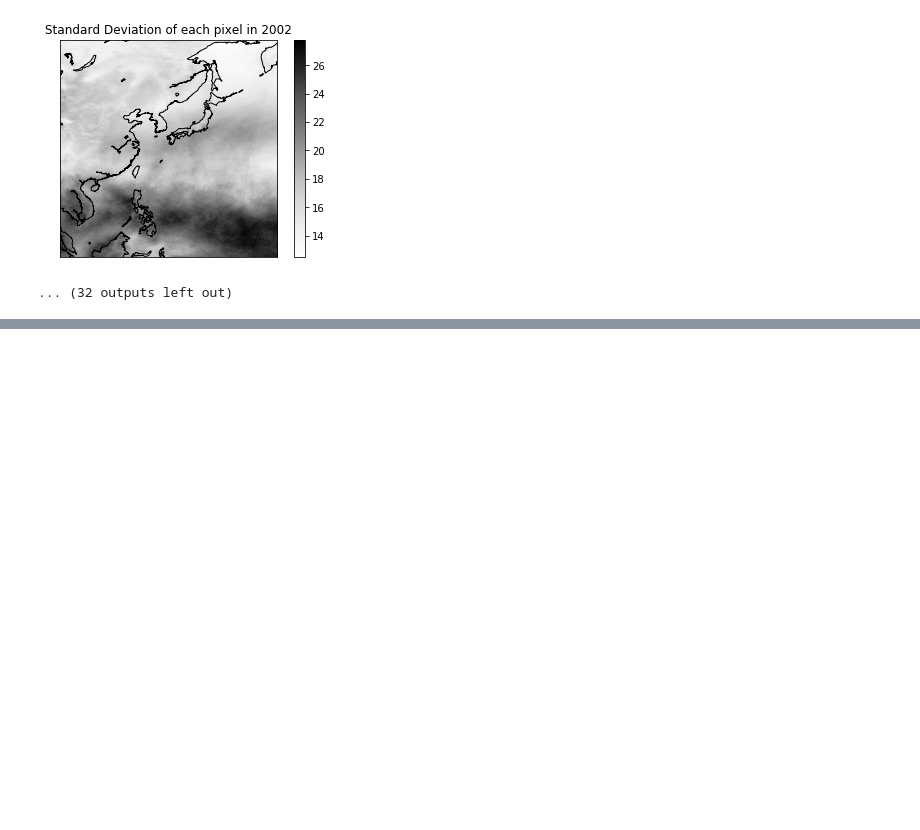
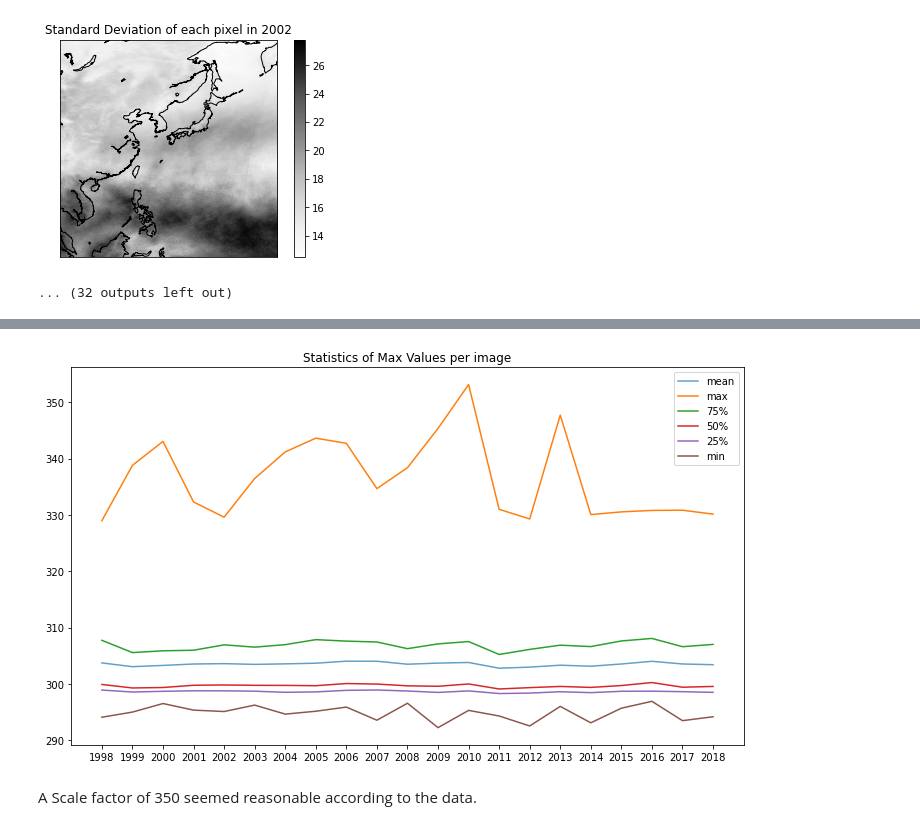
Before and after one commit to tingsyo/course_2021Q1_ML_for_Atmospheric_Sciences, a Jupyter notebook: notebook/02_noaagridsatb1_basic_statistics.ipynb, the cells around one changed output, grey strips where cells are left out. Saved outputs shown, nothing was run; the diff lists cells and outputs as text; code cells hidden in the pictures; blank space fills up the shorter version.

Commit message:
- Updated notebook/00_weather_events.ipynb - Updated notebook/02_noaagridsatb1_basic_statistics.ipynb - Added utils/preproc_noaagridsatb1.py

```diff
--- a/notebook/02_noaagridsatb1_basic_statistics.ipynb
+++ b/notebook/02_noaagridsatb1_basic_statistics.ipynb
@@ -372,0 +377,22 @@ The dedent function was deprecated in Matplotlib 3.1 and will be removed in 3.3.
+# %%
+import os
+import numpy as np
+import pandas as pd
+
+DATAPATH = "D:/worksapce/noaa/stats_by_image/"
+flist = os.listdir(DATAPATH)
+print(len(flist))
+
+# By image
+stats_by_image = pd.read_csv(os.path.join(DATAPATH, flist[0]))
+print(stats_by_image.columns)
+max_summary = stats_by_image['max'].describe()
+
+for f in flist[1:]:
+    print(f)
+    tmp = pd.read_csv(os.path.join(DATAPATH, f), encoding='utf-8')
+    max_summary = pd.concat([max_summary, tmp['max'].describe()], axis=1, ignore_index=True)
+
+max_summary = max_summary.T
+max_summary.index=[f[5:9] for f in flist]
+print(max_summary)
@@ -372,0 +417,19 @@ The dedent function was deprecated in Matplotlib 3.1 and will be removed in 3.3.
+# %%
+%matplotlib inline
+import matplotlib.pyplot as plt
+
+plt.figure(figsize=(10,6))
+plt.plot(max_summary['mean'], alpha=0.7, label='mean')
+plt.plot(max_summary['max'], label='max')
+plt.plot(max_summary['75%'], label='75%')
+plt.plot(max_summary['50%'], label='50%')
+plt.plot(max_summary['25%'], label='25%')
+plt.plot(max_summary['min'], label='min')
+plt.title('Statistics of Max Values per image')
+plt.legend()
+plt.tight_layout()
+plt.show()
+# %% [output]
+[figure, added]
+# %% [markdown]
+A Scale factor of 350 seemed reasonable according to the data.
```
Also changed, not shown: parts of 4 cells of this notebook, 5 other files.
